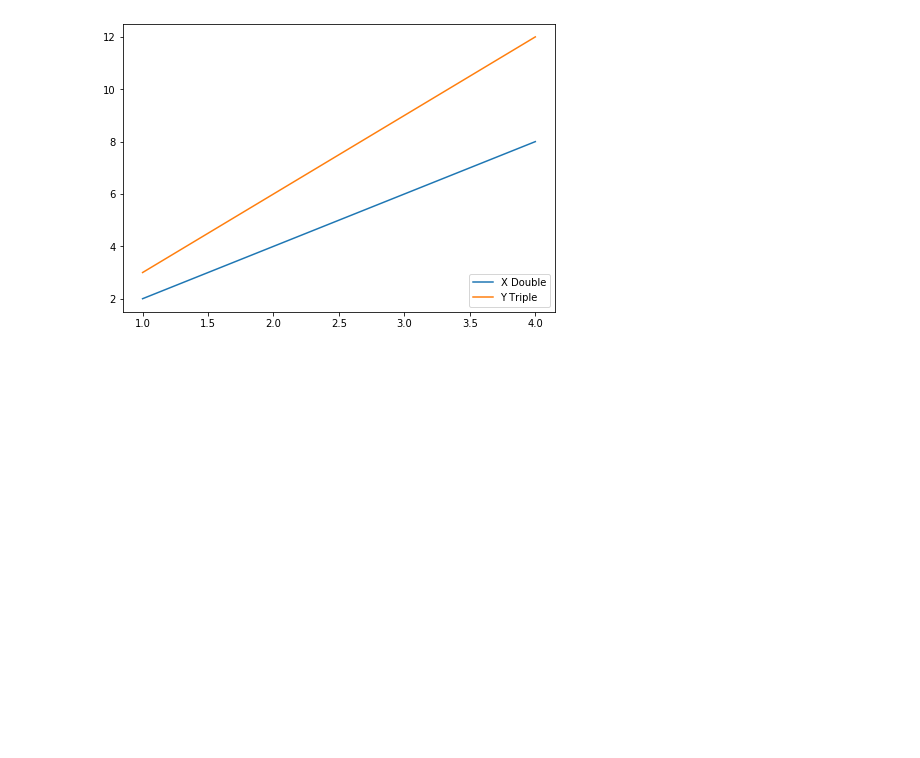
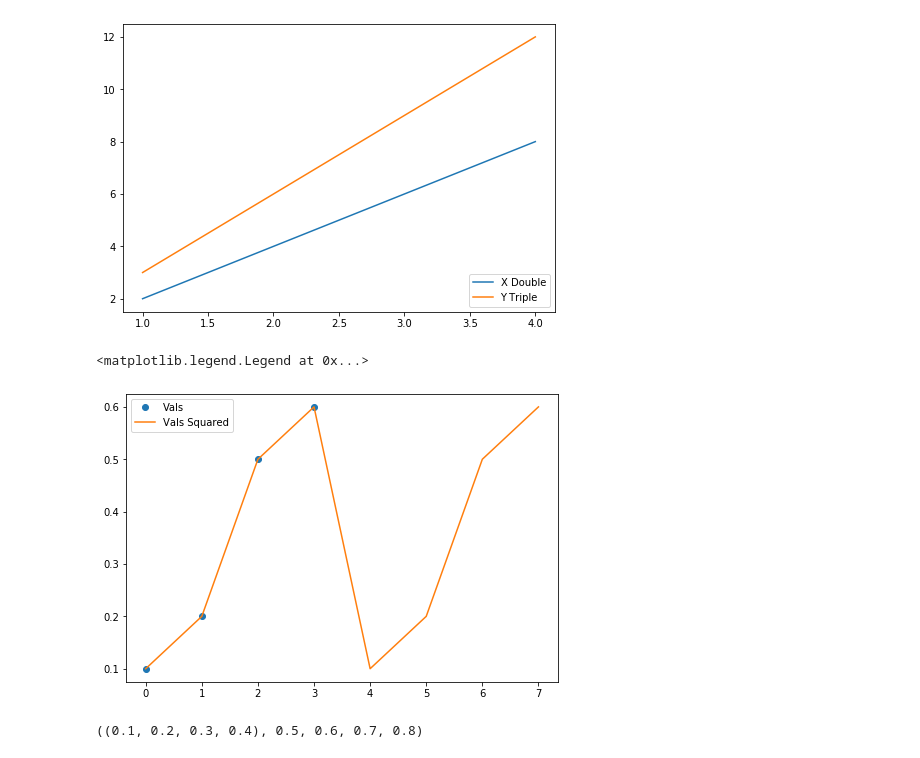
Before and after one commit to Sojiknight/PyDatSciStuds, a Jupyter notebook: Data visualization section.ipynb, the cells around one changed output. Saved outputs shown, nothing was run; the diff lists cells and outputs as text; code cells hidden in the pictures; blank space fills up the shorter version.

```diff
--- a/Data visualization section.ipynb
+++ b/Data visualization section.ipynb
@@ -265,3 +265,16 @@ axe.legend(loc = 4)
 # %% [output]
 <matplotlib.legend.Legend at 0x...>
 [figure]
+# %%
+struc = plt.figure()
+x = (0.1,0.2,0.5,0.6)
+y = x*2
+
+axes = struc.add_axes([0,0,1,1])
+axes.plot(x, 'o', label = 'Vals')
+axes.plot(y, label = 'Vals Squared')
+
+axes.legend()
+# %% [output]
+<matplotlib.legend.Legend at 0x...>
+[figure, added]
@@ -267,0 +288,4 @@ axe.legend(loc = 4)
+# %%
+y
+# %% [output]
+((0.1, 0.2, 0.3, 0.4), 0.5, 0.6, 0.7, 0.8)
```
Also changed, not shown: parts of 14 cells of this notebook.
